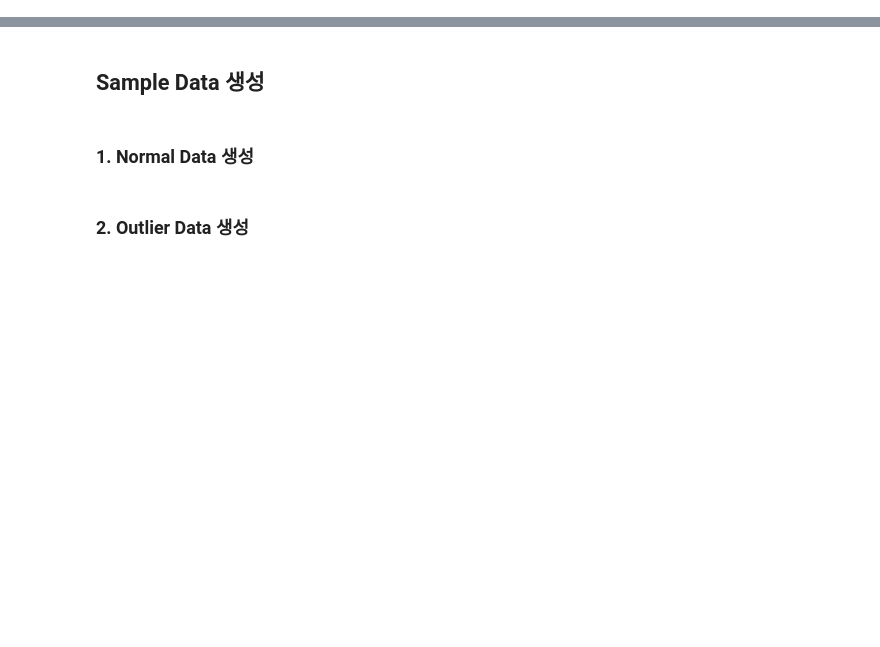
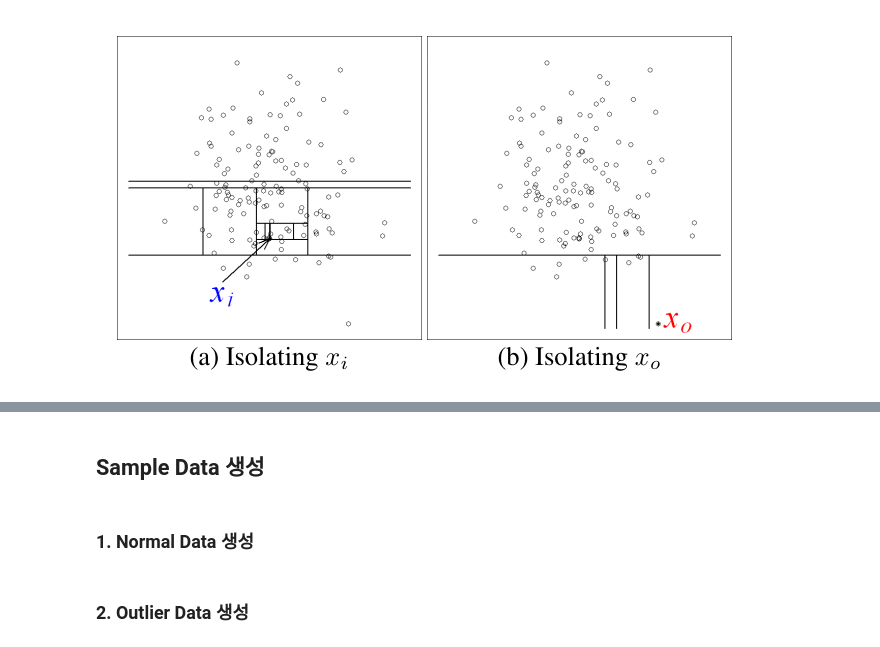
Before and after one commit to pppanghyun/2022-Fall-Business-Analytics, a Jupyter notebook: 3_Anomaly_Detection/isolation_forest.ipynb, the cells around one changed output, grey strips where cells are left out. Cells and saved outputs as stored; diff of their text form; code cells hidden in the pictures; blank space fills up the shorter version.

```diff
--- a/3_Anomaly_Detection/isolation_forest.ipynb
+++ b/3_Anomaly_Detection/isolation_forest.ipynb
@@ -2,0 +14,5 @@
+# %%
+from IPython.display import Image
+Image('./images/isolating.PNG')
+# %% [output]
+[figure, added]
```
Also changed, not shown: parts of 56 cells of this notebook, 9 other files.
